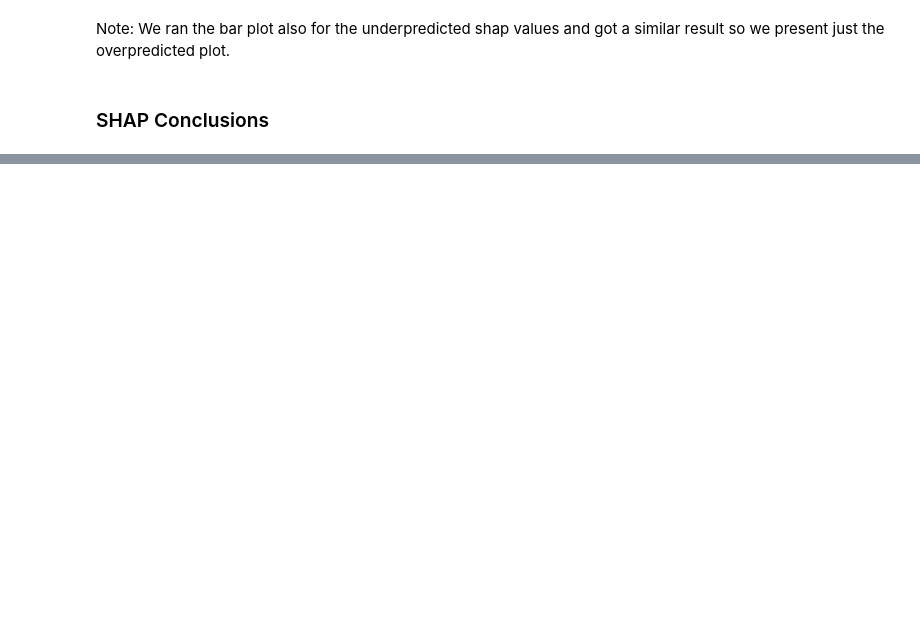
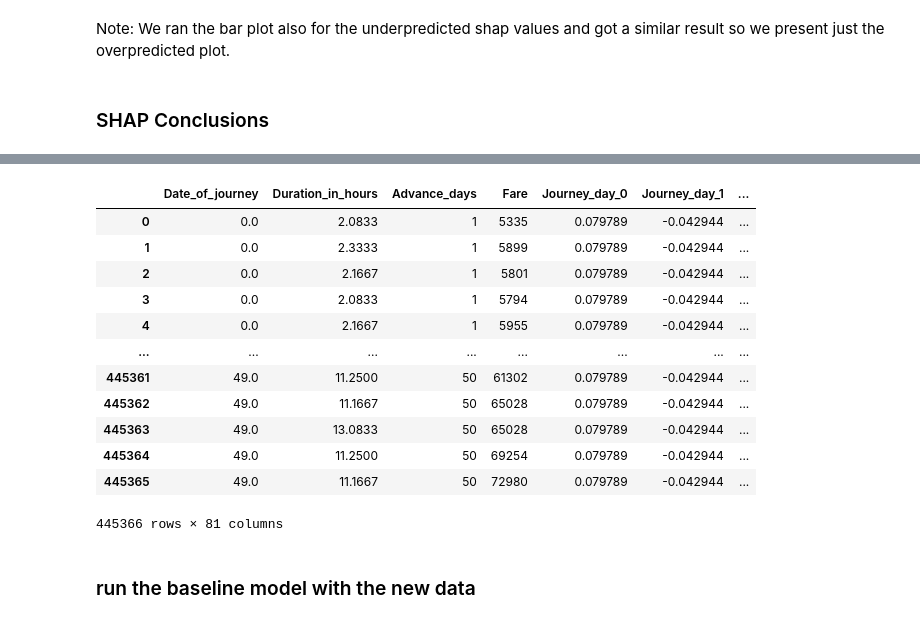
Before and after one commit to NoamGini/Tabular-data-science---Airfare, a Jupyter notebook: Pipeline.ipynb, the cells around one changed output, grey strips where cells are left out. Drawn from its saved outputs; the diff is of its cells as text; code cells hidden in the pictures; blank space fills up the shorter version.

```diff
--- a/Pipeline.ipynb
+++ b/Pipeline.ipynb
@@ -1682,0 +1105,19 @@ plt.show()
+# %%
+# Initialize an empty dictionary to store DataFrames for each categorical column
+embeddings_dfs = {}
+
+for column in categorical_features:
+    indices = le_dict[column]
+
+    # Extract embeddings for the current column using the model
+    embeddings = {ind: model.get_layer(f'{column}_embedding').get_weights()[0][ind] for _, ind in indices.items()}
+
+    # Convert the embeddings dictionary to a DataFrame
+    embeddings_df = pd.DataFrame(embeddings).T.reset_index()
+    embeddings_df = embeddings_df.rename(columns={'index': f'index_{column}'})
+    embeddings_df.columns = [f'{column}_{i}' if i != f'index_{column}' else i for i in embeddings_df.columns]
+    embeddings_dfs[column] = embeddings_df
+
+# An example for the feature representaion in the Dataframe
+source_df =  embeddings_dfs['Source']
+source_df
@@ -1682,0 +1133,33 @@ plt.show()
+# %%
+#convert the categorial values by the le_dict - first encoding
+original_dtf_c = original_dtf.copy()
+for col in categorical_features:
+    original_dtf_c[col] = original_dtf_c[col].map(le_dict[col])
+original_dtf_c['Date_of_journey'] = (original_dtf_c['Date_of_journey'] - min_date).dt.total_seconds() / (24 * 60 * 60)  # Convert seconds to days
+# %%
+merged_dtf = original_dtf_c.copy()
+
+for column in categorical_features:
+    embeddings_df = embeddings_dfs[column]
+    # Merge the embeddings DataFrame with the original DataFrame
+    merged_dtf = pd.merge(merged_dtf, embeddings_df, how='inner', left_on=column, right_on=f'index_{column}')
+    merged_dtf.drop([column, f'index_{column}'], axis=1, inplace=True)
+
+# The final DataFrame
+merged_dtf
+# %% [output]
+|  | Date_of_journey | Duration_in_hours | Advance_days | Fare | Journey_day_0 | Journey_day_1 | ... |
+| 0 | 0.0 | 2.0833 | 1 | 5335 | 0.079789 | -0.042944 | ... |
+| 1 | 0.0 | 2.3333 | 1 | 5899 | 0.079789 | -0.042944 | ... |
+| 2 | 0.0 | 2.1667 | 1 | 5801 | 0.079789 | -0.042944 | ... |
+| 3 | 0.0 | 2.0833 | 1 | 5794 | 0.079789 | -0.042944 | ... |
+| 4 | 0.0 | 2.1667 | 1 | 5955 | 0.079789 | -0.042944 | ... |
+| ... | ... | ... | ... | ... | ... | ... | ... |
+| 445361 | 49.0 | 11.2500 | 50 | 61302 | 0.079789 | -0.042944 | ... |
+| 445362 | 49.0 | 11.1667 | 50 | 65028 | 0.079789 | -0.042944 | ... |
+| 445363 | 49.0 | 13.0833 | 50 | 65028 | 0.079789 | -0.042944 | ... |
+| 445364 | 49.0 | 11.2500 | 50 | 69254 | 0.079789 | -0.042944 | ... |
+| 445365 | 49.0 | 11.1667 | 50 | 72980 | 0.079789 | -0.042944 | ... |
+445366 rows × 81 columns
+# %% [markdown]
+### run the baseline model with the new data
```
Also changed, not shown: parts of 119 cells of this notebook.
